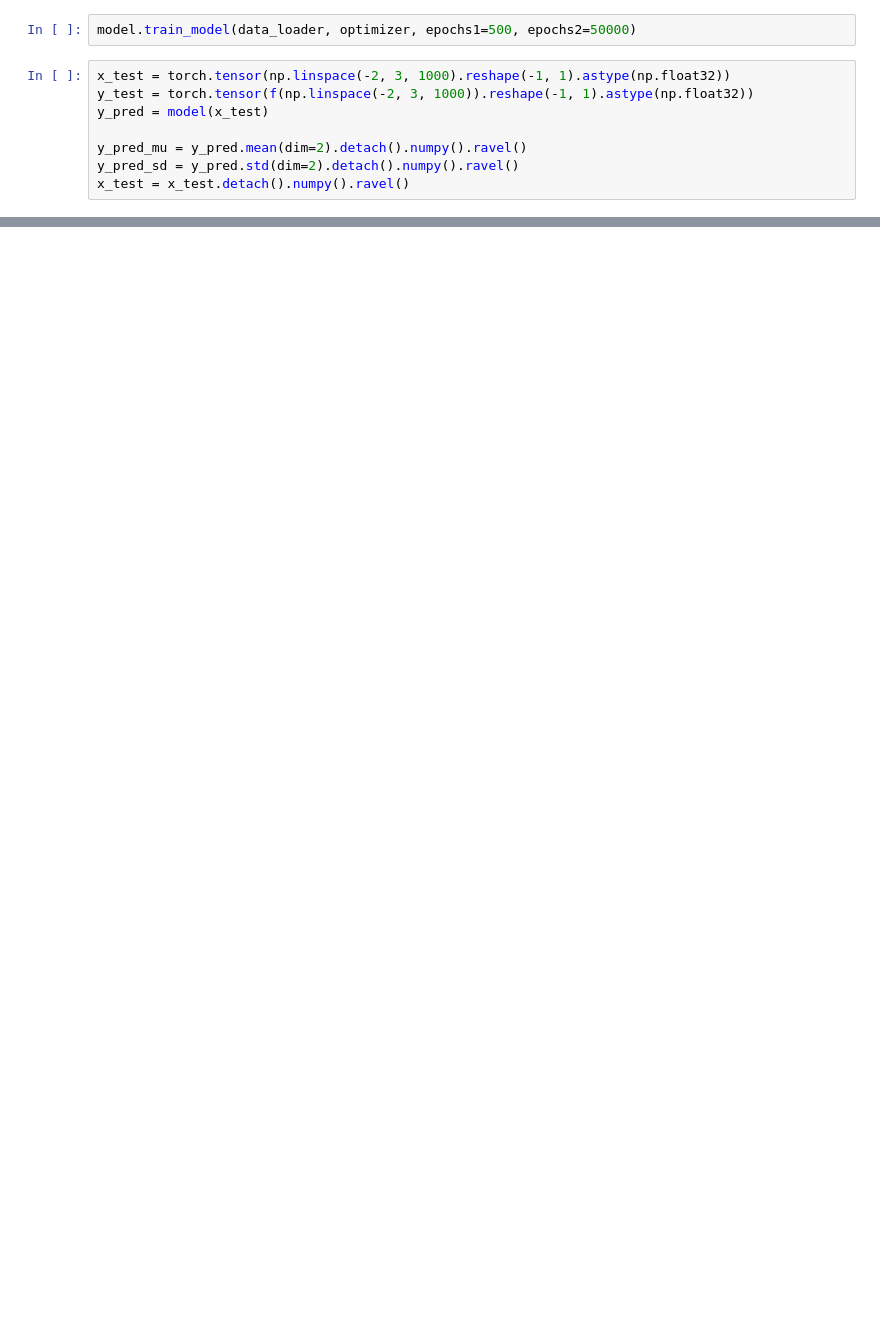
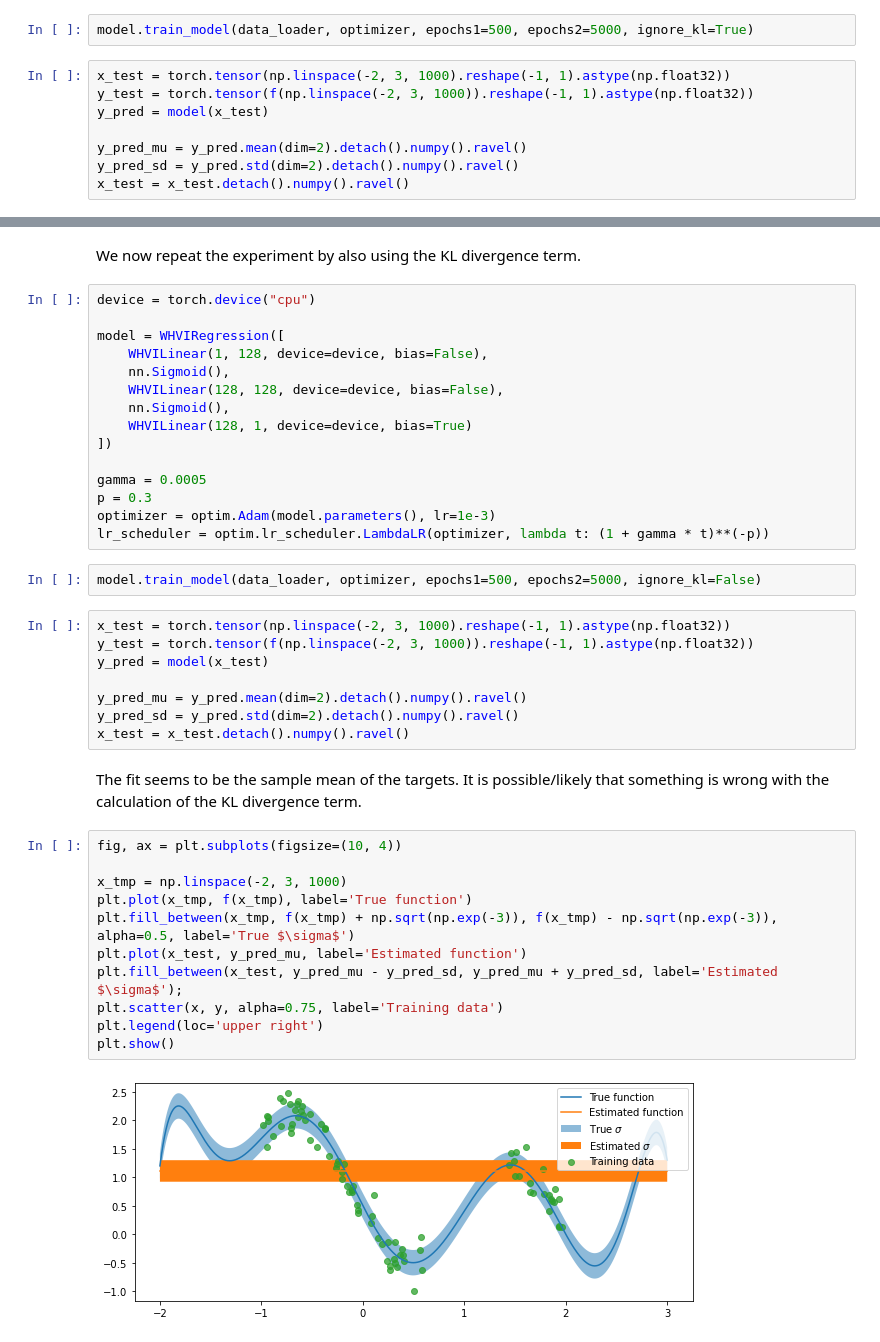
Before and after one commit to ltdung/WHVI, a Jupyter notebook: experiments/Toy example.ipynb, the cells around one changed output, grey strips where cells are left out. Saved outputs shown, nothing was run; the diff lists cells and outputs as text; blank space fills up the shorter version.

```diff
--- a/experiments/Toy example.ipynb
+++ b/experiments/Toy example.ipynb
@@ -167,7 +175,7 @@ p = 0.3
 optimizer = optim.Adam(model.parameters(), lr=1e-3)
 lr_scheduler = optim.lr_scheduler.LambdaLR(optimizer, lambda t: (1 + gamma * t)**(-p))
 # %%
-model.train_model(data_loader, optimizer, epochs1=500, epochs2=50000)
+model.train_model(data_loader, optimizer, epochs1=500, epochs2=5000, ignore_kl=True)
 # %%
 x_test = torch.tensor(np.linspace(-2, 3, 1000).reshape(-1, 1).astype(np.float32))
 y_test = torch.tensor(f(np.linspace(-2, 3, 1000)).reshape(-1, 1).astype(np.float32))
@@ -189,0 +202,42 @@ plt.show()
+# %% [markdown]
+We now repeat the experiment by also using the KL divergence term.
+# %%
+device = torch.device("cpu")
+
+model = WHVIRegression([
+    WHVILinear(1, 128, device=device, bias=False),
+    nn.Sigmoid(),
+    WHVILinear(128, 128, device=device, bias=False),
+    nn.Sigmoid(),
+    WHVILinear(128, 1, device=device, bias=True)
+])
+
+gamma = 0.0005
+p = 0.3
+optimizer = optim.Adam(model.parameters(), lr=1e-3)
+lr_scheduler = optim.lr_scheduler.LambdaLR(optimizer, lambda t: (1 + gamma * t)**(-p))
+# %%
+model.train_model(data_loader, optimizer, epochs1=500, epochs2=5000, ignore_kl=False)
+# %%
+x_test = torch.tensor(np.linspace(-2, 3, 1000).reshape(-1, 1).astype(np.float32))
+y_test = torch.tensor(f(np.linspace(-2, 3, 1000)).reshape(-1, 1).astype(np.float32))
+y_pred = model(x_test)
+
+y_pred_mu = y_pred.mean(dim=2).detach().numpy().ravel()
+y_pred_sd = y_pred.std(dim=2).detach().numpy().ravel()
+x_test = x_test.detach().numpy().ravel()
+# %% [markdown]
+The fit seems to be the sample mean of the targets. It is possible/likely that something is wrong with the calculation of the KL divergence term.
+# %%
+fig, ax = plt.subplots(figsize=(10, 4))
+
+x_tmp = np.linspace(-2, 3, 1000)
+plt.plot(x_tmp, f(x_tmp), label='True function')
+plt.fill_between(x_tmp, f(x_tmp) + np.sqrt(np.exp(-3)), f(x_tmp) - np.sqrt(np.exp(-3)), alpha=0.5, label='True $\sigma$')
+plt.plot(x_test, y_pred_mu, label='Estimated function')
+plt.fill_between(x_test, y_pred_mu - y_pred_sd, y_pred_mu + y_pred_sd, label='Estimated $\sigma$');
+plt.scatter(x, y, alpha=0.75, label='Training data')
+plt.legend(loc='upper right')
+plt.show()
+# %% [output]
+[figure, added]
```
Also changed, not shown: parts of 10 cells of this notebook, 1 other file.
